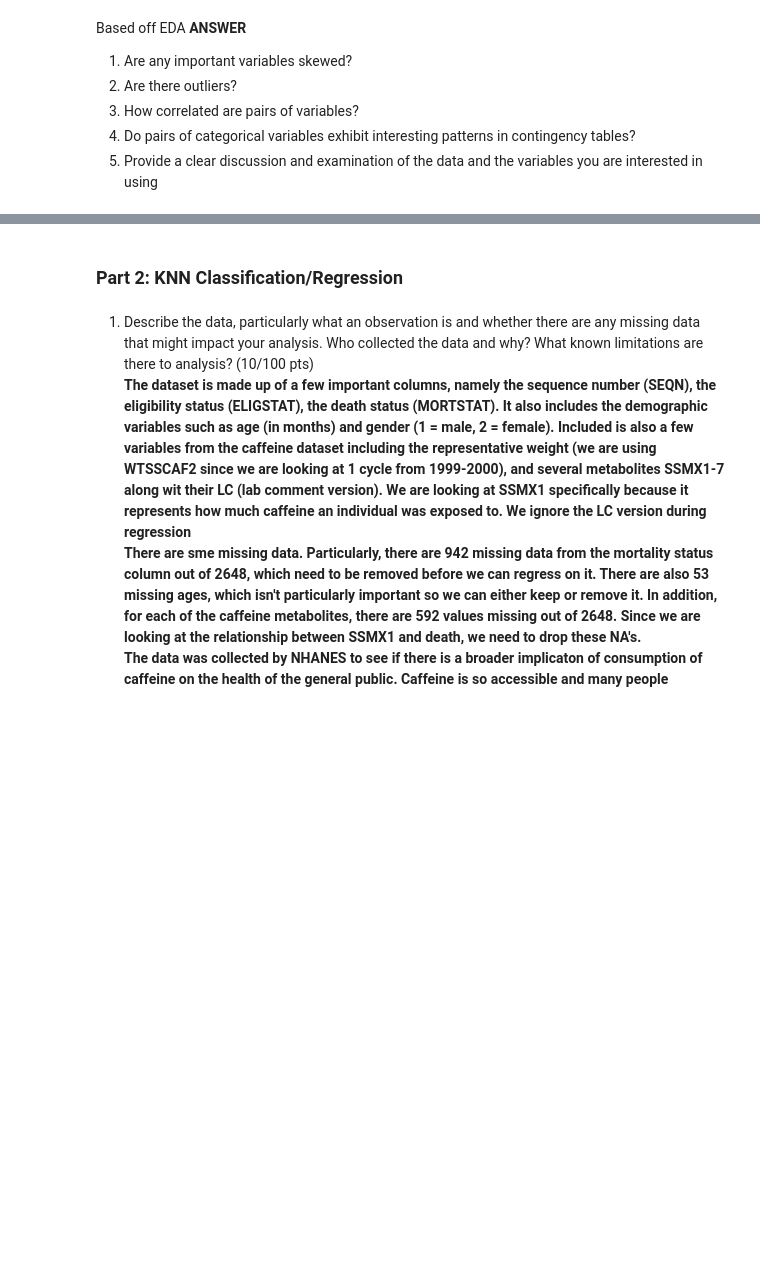
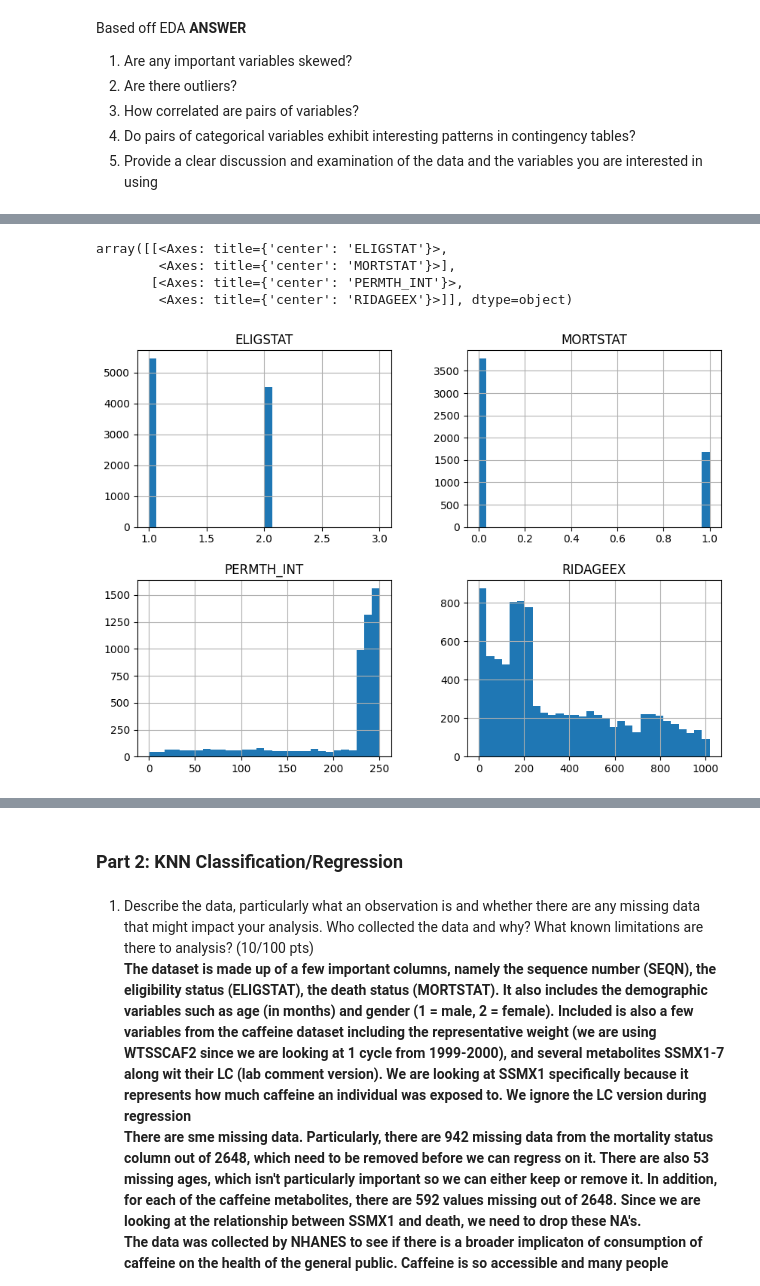
Before and after one commit to yxqin06/DS3021_Project_1, a Jupyter notebook: Notebook.ipynb, the cells around one changed output, grey strips where cells are left out. Drawn from its saved outputs; the diff is of its cells as text; code cells hidden in the pictures; blank space fills up the shorter version.

```diff
--- a/Notebook.ipynb
+++ b/Notebook.ipynb
@@ -56,0 +99,8 @@ Based off EDA
+# %%
+df[['ELIGSTAT', 'MORTSTAT', 'PERMTH_INT', 'RIDAGEEX']].hist(bins=30, figsize=(10,7))
+# %% [output]
+array([[<Axes: title={'center': 'ELIGSTAT'}>,
+        <Axes: title={'center': 'MORTSTAT'}>],
+       [<Axes: title={'center': 'PERMTH_INT'}>,
+        <Axes: title={'center': 'RIDAGEEX'}>]], dtype=object)
+[figure, added]
```
Also changed, not shown: parts of 9 cells of this notebook, 1 other file.
